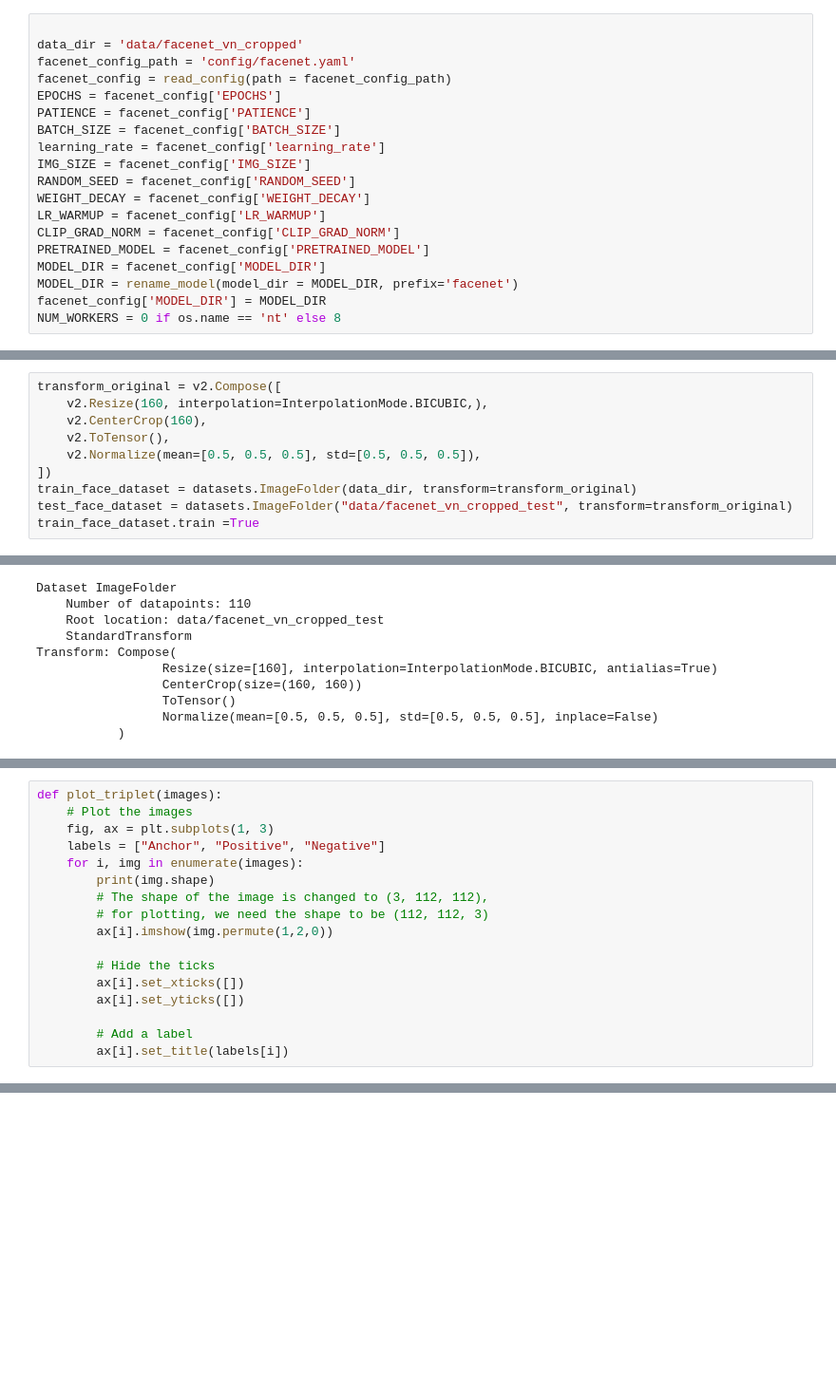
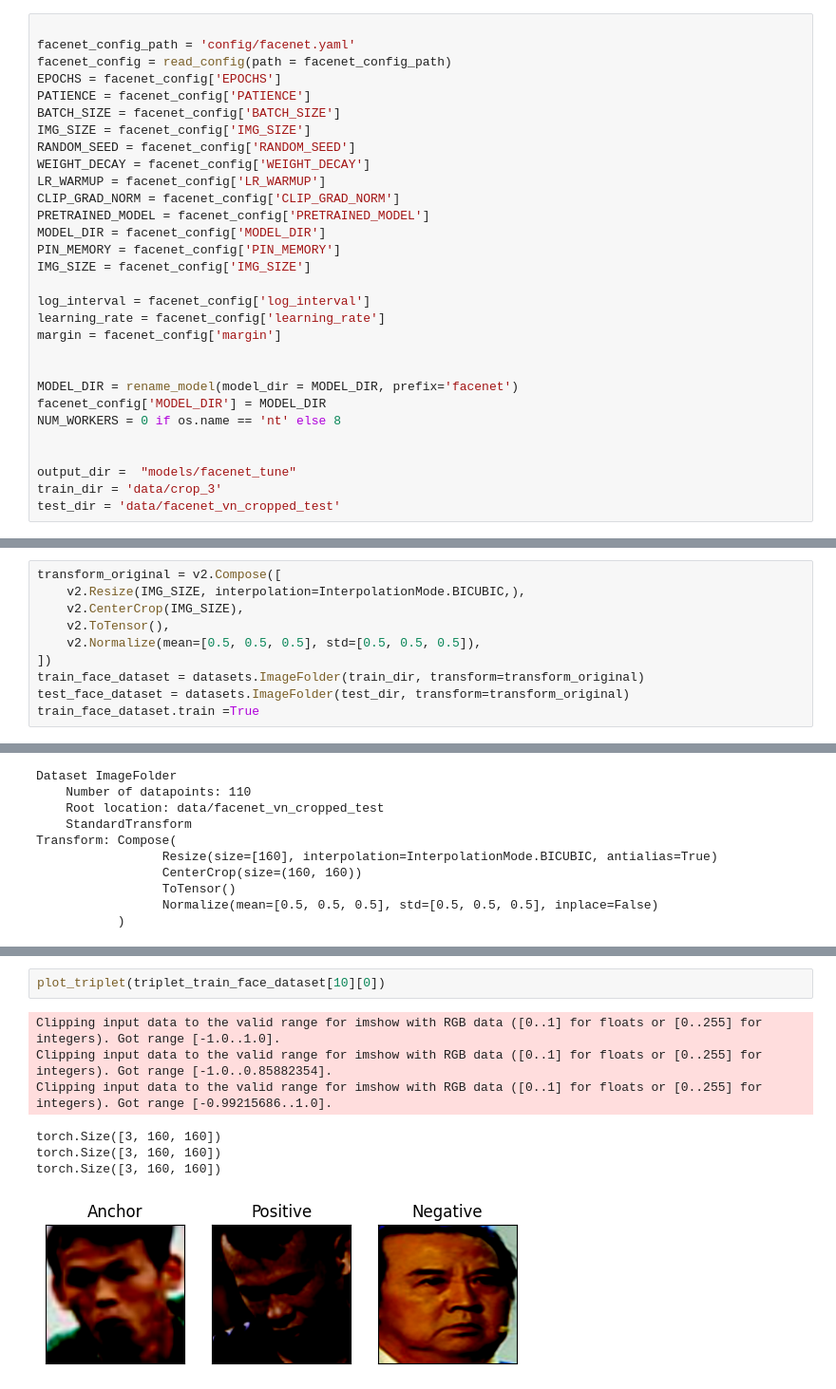
Before and after one commit to mrzaizai2k/face-recogtion-mlops, a Jupyter notebook: notebook/Experiments_MNIST.ipynb, the cells around one changed output, grey strips where cells are left out. Shown at 95% size. Drawn from its saved outputs; the diff is of its cells as text; blank space fills up the shorter version.

Commit message:
online pairs triplet

```diff
--- a/notebook/Experiments_MNIST.ipynb
+++ b/notebook/Experiments_MNIST.ipynb
@@ -67,13 +43,11 @@ device
 'cuda'
 # %%
 
-data_dir = 'data/facenet_vn_cropped'
 facenet_config_path = 'config/facenet.yaml'
 facenet_config = read_config(path = facenet_config_path)
 EPOCHS = facenet_config['EPOCHS']
 PATIENCE = facenet_config['PATIENCE']
 BATCH_SIZE = facenet_config['BATCH_SIZE']
-learning_rate = facenet_config['learning_rate']
 IMG_SIZE = facenet_config['IMG_SIZE']
 RANDOM_SEED = facenet_config['RANDOM_SEED']
 WEIGHT_DECAY = facenet_config['WEIGHT_DECAY']
@@ -81,6 +55,19 @@ LR_WARMUP = facenet_config['LR_WARMUP']
 CLIP_GRAD_NORM = facenet_config['CLIP_GRAD_NORM']
 PRETRAINED_MODEL = facenet_config['PRETRAINED_MODEL']
 MODEL_DIR = facenet_config['MODEL_DIR']
+PIN_MEMORY = facenet_config['PIN_MEMORY']
+IMG_SIZE = facenet_config['IMG_SIZE']
+
+log_interval = facenet_config['log_interval']
+learning_rate = facenet_config['learning_rate']
+margin = facenet_config['margin']
+
+
 MODEL_DIR = rename_model(model_dir = MODEL_DIR, prefix='facenet')
 facenet_config['MODEL_DIR'] = MODEL_DIR
 NUM_WORKERS = 0 if os.name == 'nt' else 8
+
+
+output_dir =  "models/facenet_tune"
+train_dir = 'data/crop_3'
+test_dir = 'data/facenet_vn_cropped_test'
@@ -134,12 +84,12 @@ print(len(train_folders), len(test_folders))
 # %%
 transform_original = v2.Compose([
-    v2.Resize(160, interpolation=InterpolationMode.BICUBIC,),
-    v2.CenterCrop(160),
+    v2.Resize(IMG_SIZE, interpolation=InterpolationMode.BICUBIC,),
+    v2.CenterCrop(IMG_SIZE),
     v2.ToTensor(),
     v2.Normalize(mean=[0.5, 0.5, 0.5], std=[0.5, 0.5, 0.5]),
 ])
-train_face_dataset = datasets.ImageFolder(data_dir, transform=transform_original)
-test_face_dataset = datasets.ImageFolder("data/facenet_vn_cropped_test", transform=transform_original)
+train_face_dataset = datasets.ImageFolder(train_dir, transform=transform_original)
+test_face_dataset = datasets.ImageFolder(test_dir, transform=transform_original)
 train_face_dataset.train =True
 # %%
 train_face_dataset
@@ -282,17 +119,0 @@ class TripletFace(Dataset):
-# %%
-def plot_triplet(images):
-    # Plot the images
-    fig, ax = plt.subplots(1, 3)
-    labels = ["Anchor", "Positive", "Negative"]
-    for i, img in enumerate(images):
-        print(img.shape)
-        # The shape of the image is changed to (3, 112, 112),
-        # for plotting, we need the shape to be (112, 112, 3)
-        ax[i].imshow(img.permute(1,2,0))
-
-        # Hide the ticks
-        ax[i].set_xticks([])
-        ax[i].set_yticks([])
-
-        # Add a label
-        ax[i].set_title(labels[i])
@@ -646,0 +132,10 @@ plot_embeddings(train_embeddings_ocl, train_labels_ocl, x_lim, y_lim)
+# %%
+plot_triplet(triplet_train_face_dataset[10][0])
+# %% [output]
+Clipping input data to the valid range for imshow with RGB data ([0..1] for floats or [0..255] for integers). Got range [-1.0..1.0].
+Clipping input data to the valid range for imshow with RGB data ([0..1] for floats or [0..255] for integers). Got range [-1.0..0.85882354].
+Clipping input data to the valid range for imshow with RGB data ([0..1] for floats or [0..255] for integers). Got range [-0.99215686..1.0].
+torch.Size([3, 160, 160])
+torch.Size([3, 160, 160])
+torch.Size([3, 160, 160])
+[figure, added]
```
Also changed, not shown: parts of 58 cells of this notebook, 11 other files.
